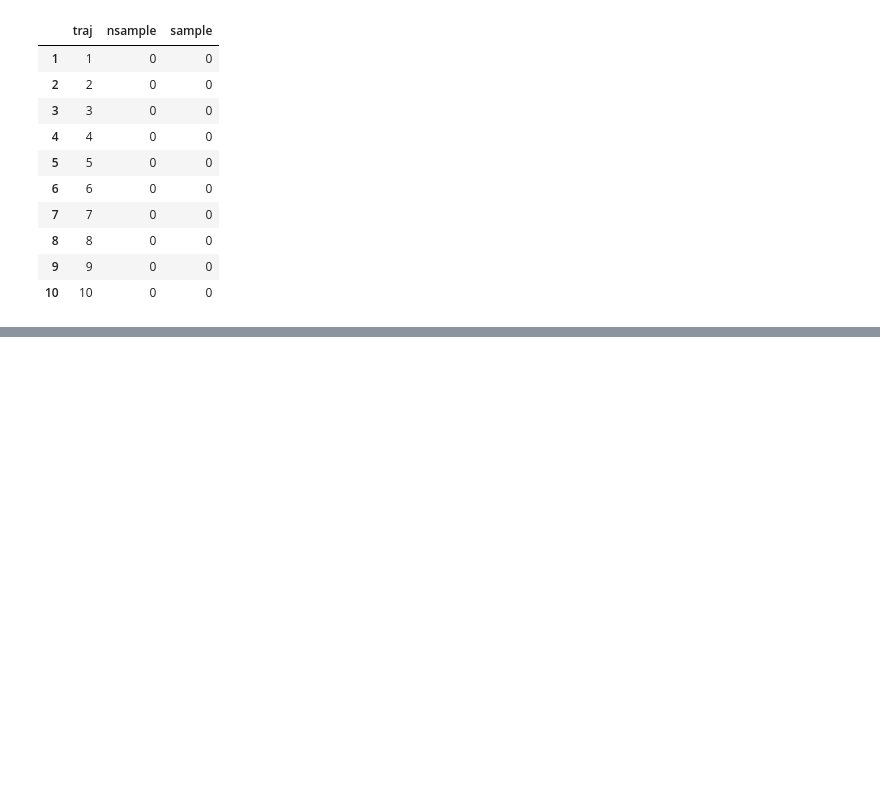
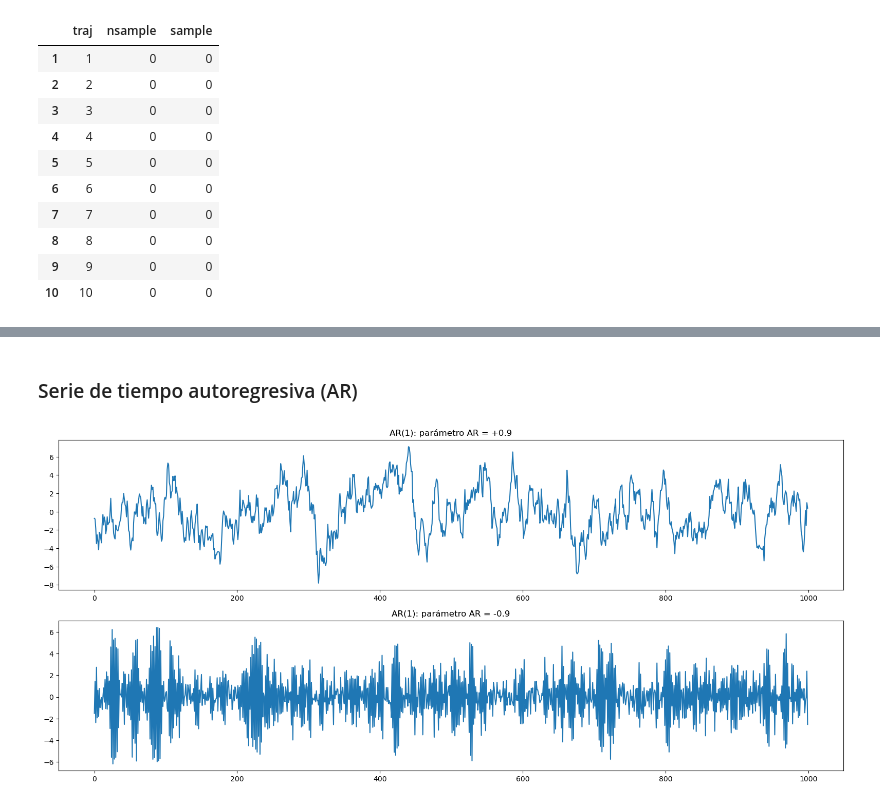
Before and after one commit to AI-YAZMIN-VILLEGAS/EBAC, a Jupyter notebook: Clases/Introducción a las series de tiempo II/Introduccion a las series de tiempo I.ipynb, the cells around one changed output, grey strips where cells are left out. Saved outputs shown, nothing was run; the diff lists cells and outputs as text; code cells hidden in the pictures; blank space fills up the shorter version.

```diff
--- a/Clases/Introducción a las series de tiempo II/Introduccion a las series de tiempo I.ipynb
+++ b/Clases/Introducción a las series de tiempo II/Introduccion a las series de tiempo I.ipynb
@@ -737,0 +229,38 @@ y_comparison.tail(100)
+# %% [markdown]
+### Serie de tiempo autoregresiva (AR)
+# %%
+import numpy as np
+import matplotlib.pyplot as plt
+from matplotlib import rcParams
+from statsmodels.tsa.arima_process import ArmaProcess
+
+rcParams['figure.figsize'] = (16, 14)
+
+# Primer subplot
+plt.subplot(4, 1, 1)
+
+ar1 = np.array([1, -0.9])   # AR(1) con phi = 0.9
+ma1 = np.array([1])
+
+AR1 = ArmaProcess(ar1, ma1)
+sim1 = AR1.generate_sample(nsample=1000)
+
+plt.title('AR(1): parámetro AR = +0.9')
+plt.plot(sim1)
+
+# Segundo subplot
+plt.subplot(4, 1, 2)
+
+ar2 = np.array([1, 0.9])    # AR(1) con phi = -0.9
+ma2 = np.array([1])
+
+AR2 = ArmaProcess(ar2, ma2)
+sim2 = AR2.generate_sample(nsample=1000)
+
+plt.title('AR(1): parámetro AR = -0.9')
+plt.plot(sim2)
+
+plt.tight_layout()
+plt.show()
+# %% [output]
+[figure, added]
```
Also changed, not shown: parts of 93 cells of this notebook.
